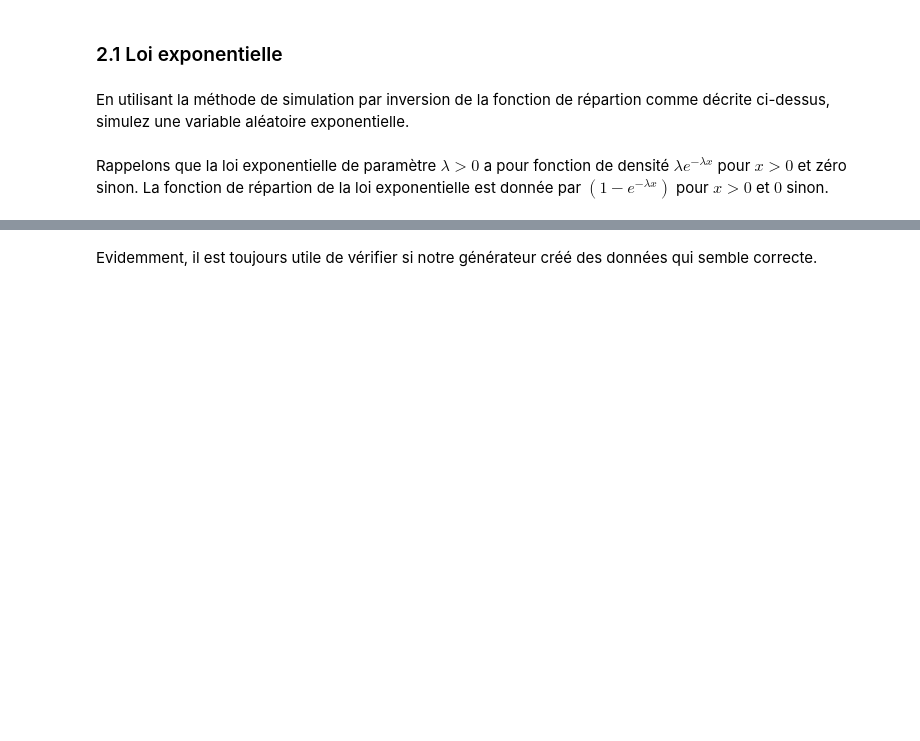
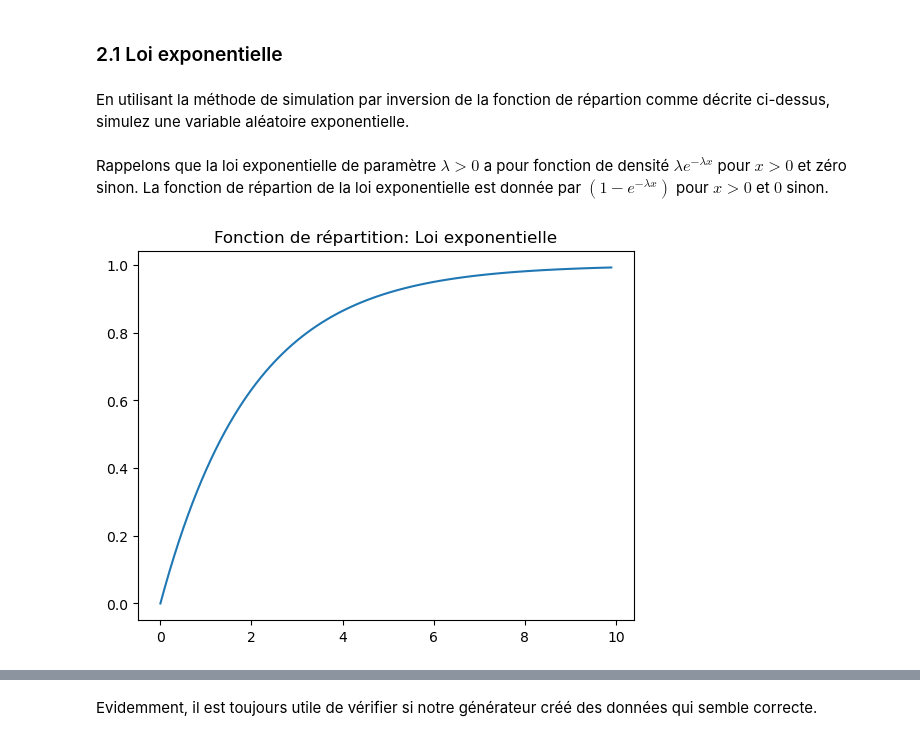
Before and after one commit to HUART1848/APV_L4, a Jupyter notebook: TP4.ipynb, the cells around one changed output, grey strips where cells are left out. Drawn from its saved outputs; the diff is of its cells as text; code cells hidden in the pictures; blank space fills up the shorter version.

```diff
--- a/TP4.ipynb
+++ b/TP4.ipynb
@@ -144,5 +153,17 @@ Supposons que $X$ est une variable aléatoire réelle et que sa fonction de rép
 En utilisant la méthode de simulation par inversion de la fonction de répartion comme décrite ci-dessus, simulez une variable aléatoire exponentielle.
 # %% [markdown]
 Rappelons que la loi exponentielle de paramètre $\lambda > 0$ a pour fonction de densité $\lambda e^{- \lambda x}$ pour $x > 0$ et zéro sinon. La fonction de répartion de la loi exponentielle est donnée par $(1 - e^{- \lambda x})$ pour $x > 0$ et $0$ sinon.
+# %%
+def simple_plot(f, x=np.arange(0, 10, 0.1), title=""):
+    y = np.array(list(map(f, x)))
+    plt.plot(x, y)
+    plt.title(title)
+    plt.show()
 # %%
-# TODO: Vérifier que la fonction de répartition est bien croissante et calculer F^{-1}.
+def exponentielle(lamb, x):
+    return 1 - np.exp(-lamb * x)
+# %%
+lamb = 0.5
+simple_plot(lambda x: exponentielle(lamb, x), title="Fonction de répartition: Loi exponentielle")
+# %% [output]
+[figure, added]
```
Also changed, not shown: parts of 20 cells of this notebook, 1 other file.
